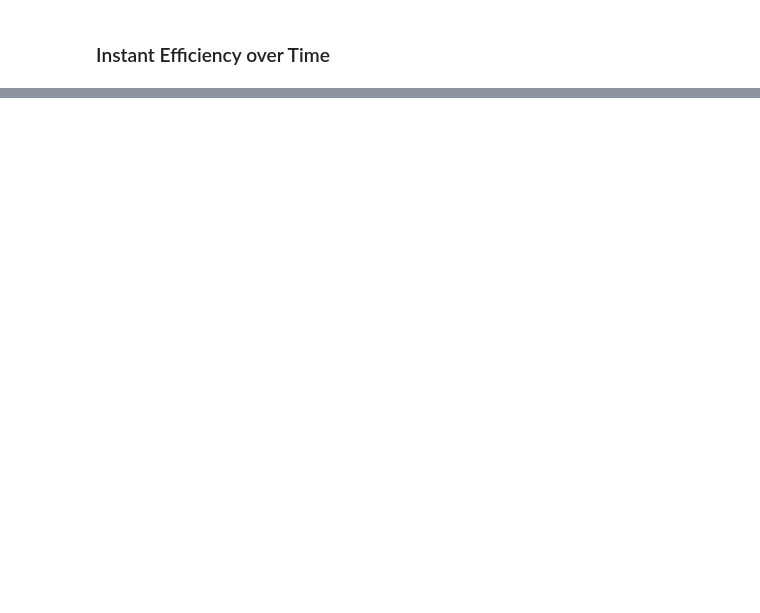
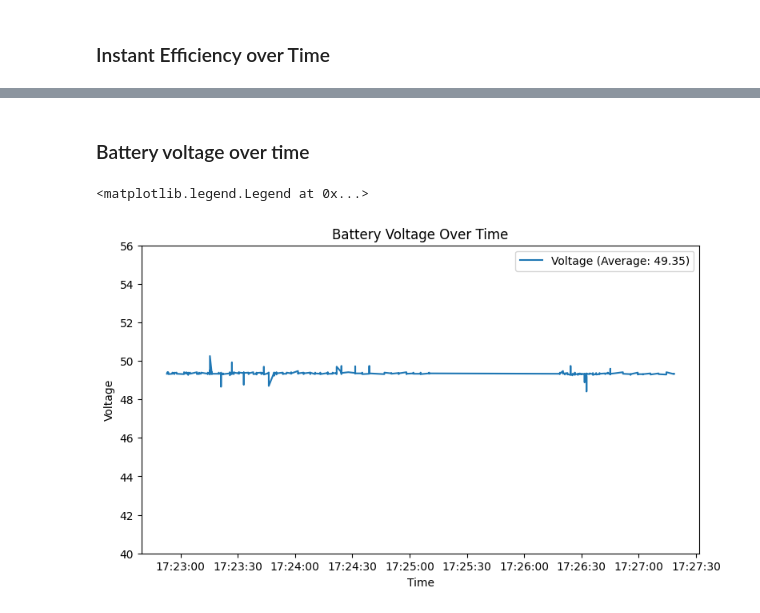
Before and after one commit to UOSupermileage/UOSM-TelemetryDataProcessing, a Jupyter notebook: AWS-Example.ipynb, the cells around one changed output, grey strips where cells are left out. Cells and saved outputs as stored; diff of their text form; code cells hidden in the pictures; blank space fills up the shorter version.

```diff
--- a/AWS-Example.ipynb
+++ b/AWS-Example.ipynb
@@ -125,0 +141,18 @@ rightAx.legend()
+# %% [markdown]
+### Battery voltage over time
+# %%
+fig, ax = plt.subplots()
+fig.set_size_inches(9,5)
+
+ax.set_ylim(40, 56)
+
+ax.set_title("Battery Voltage Over Time")
+ax.set_ylabel("Voltage")
+ax.set_xlabel("Time")
+
+ax.plot(timestamps, voltages, label="Voltage")
+legend = ['Voltage (Average: %.2f)' %(sum(voltages) / len(voltages))]
+ax.legend(legend)
+# %% [output]
+<matplotlib.legend.Legend at 0x...>
+[figure, added]
```
Also changed, not shown: parts of 5 cells of this notebook, 4 other files.
